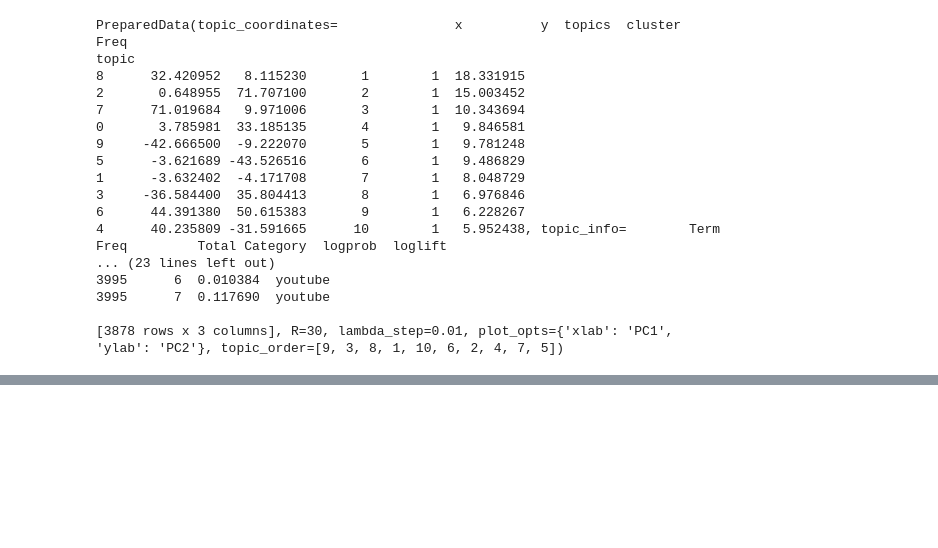
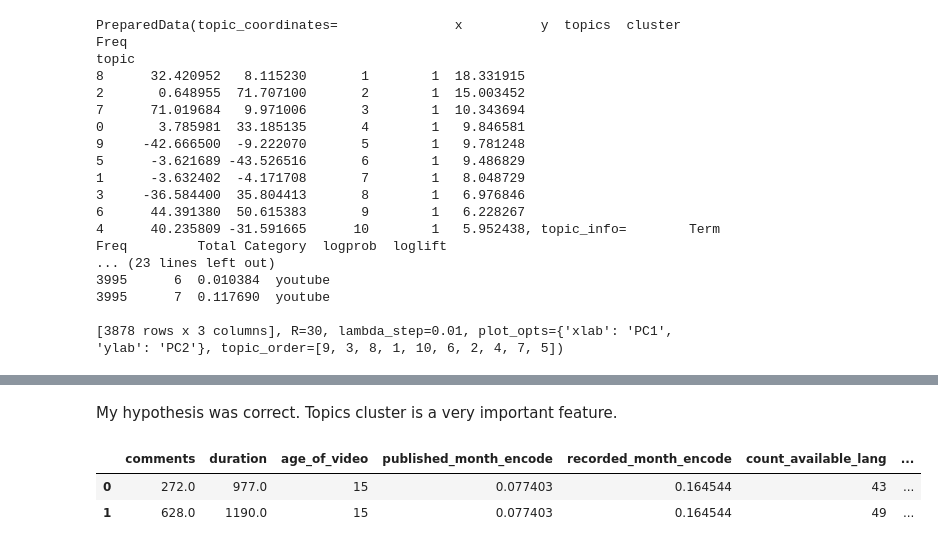
Before and after one commit to sspaulc/TED_TALKS_VIEWS_PREDICTION, a Jupyter notebook: Sanchita_Ted_Talks_Views.ipynb, the cells around one changed output, grey strips where cells are left out. Drawn from its saved outputs; the diff is of its cells as text; code cells hidden in the pictures; blank space fills up the shorter version.

```diff
--- a/Sanchita_Ted_Talks_Views.ipynb
+++ b/Sanchita_Ted_Talks_Views.ipynb
@@ -1426,0 +1505,2 @@ topic
+# %% [markdown]
+My hypothesis was correct. Topics cluster is a very important feature.
@@ -1426,0 +1512,6 @@ topic
+# %%
+numerical_features.head(2)
+# %% [output]
+|  | comments | duration | age_of_video | published_month_encode | recorded_month_encode | count_available_lang | ... |
+| 0 | 272.0 | 977.0 | 15 | 0.077403 | 0.164544 | 43 | ... |
+| 1 | 628.0 | 1190.0 | 15 | 0.077403 | 0.164544 | 49 | ... |
```
Also changed, not shown: parts of 15 cells of this notebook.
